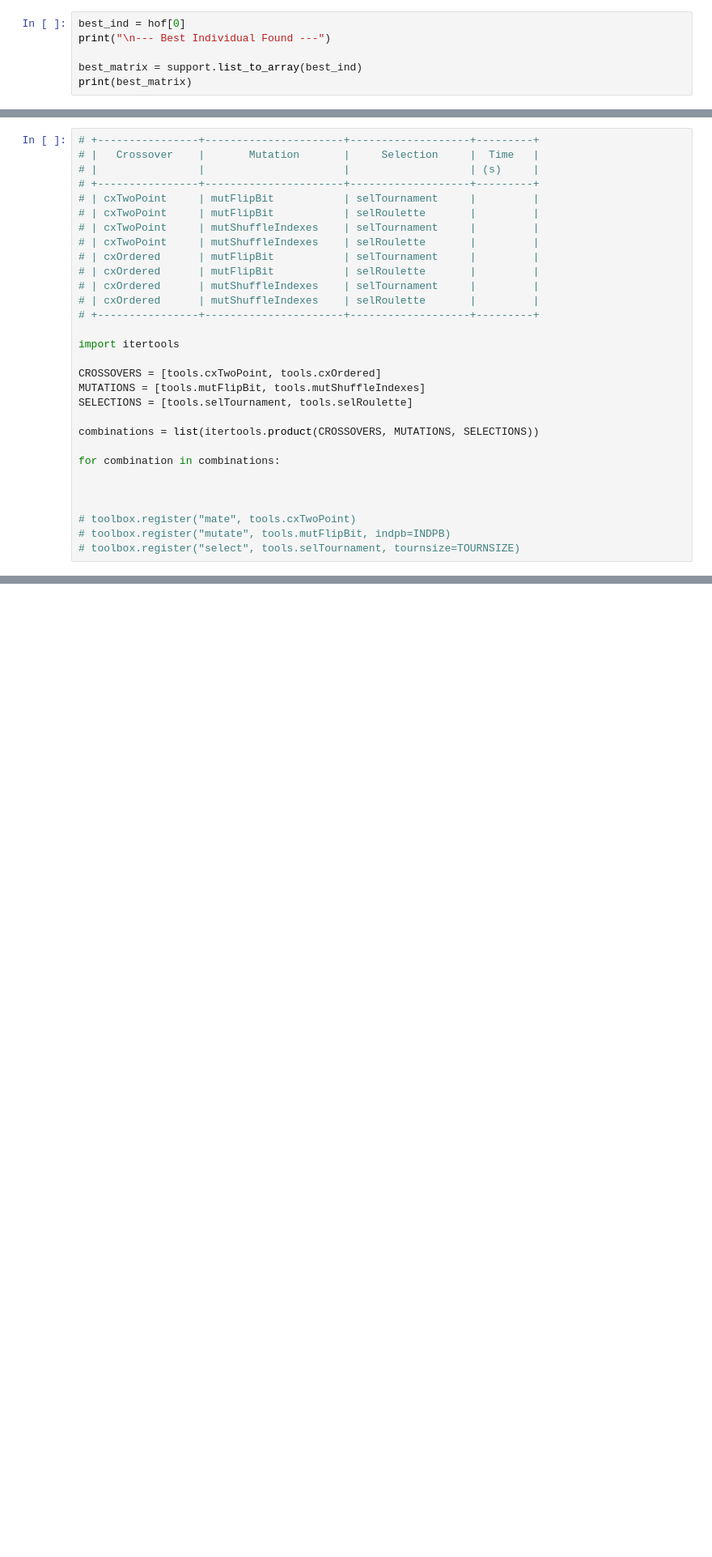
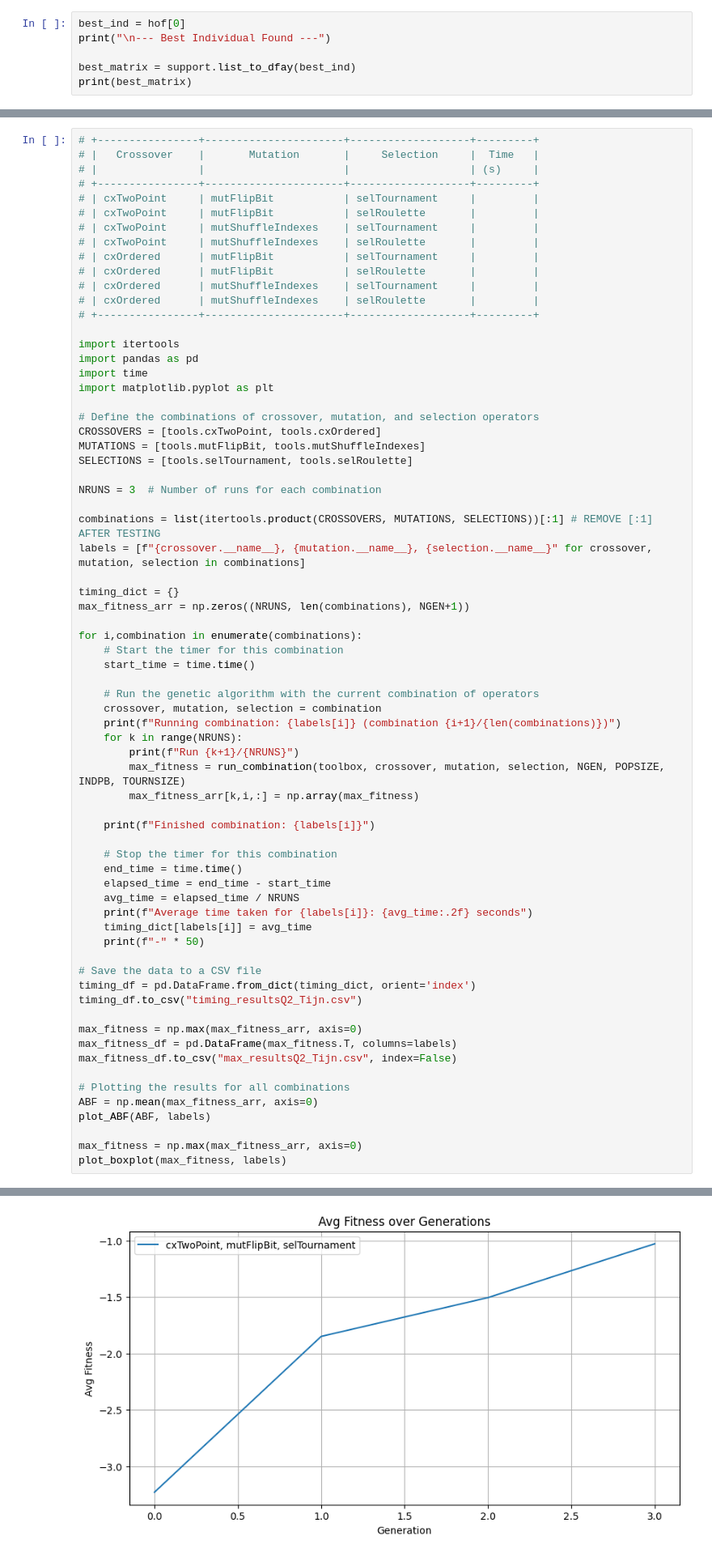
Before and after one commit to QuintenTijn/Decision_with_AI, a Jupyter notebook: Code_Tijn.ipynb, the cells around one changed output, grey strips where cells are left out. Shown: that part at 81% size. Saved outputs shown, nothing was run; the diff lists cells and outputs as text; blank space fills up the shorter version.

Commit message:
Add plotting

```diff
--- a/Code_Tijn.ipynb
+++ b/Code_Tijn.ipynb
@@ -61,7 +61,7 @@ gen     nevals  avg             min     max             std
 best_ind = hof[0]
 print("\n--- Best Individual Found ---")
 
-best_matrix = support.list_to_array(best_ind)
+best_matrix = support.list_to_dfay(best_ind)
 print(best_matrix)
 # %% [output]
 --- Best Individual Found ---
@@ -112,17 +193,57 @@ plt.show()
 # +----------------+----------------------+-------------------+---------+
 
 import itertools
+import pandas as pd
+import time
+import matplotlib.pyplot as plt
 
+# Define the combinations of crossover, mutation, and selection operators
 CROSSOVERS = [tools.cxTwoPoint, tools.cxOrdered]
 MUTATIONS = [tools.mutFlipBit, tools.mutShuffleIndexes]
 SELECTIONS = [tools.selTournament, tools.selRoulette]
 
-combinations = list(itertools.product(CROSSOVERS, MUTATIONS, SELECTIONS))
+NRUNS = 3  # Number of runs for each combination
 
-for combination in combinations:
+combinations = list(itertools.product(CROSSOVERS, MUTATIONS, SELECTIONS))[:1] # REMOVE [:1] AFTER TESTING
+labels = [f"{crossover.__name__}, {mutation.__name__}, {selection.__name__}" for crossover, mutation, selection in combinations]
 
+timing_dict = {}
+max_fitness_arr = np.zeros((NRUNS, len(combinations), NGEN+1))
 
+for i,combination in enumerate(combinations):
+    # Start the timer for this combination
+    start_time = time.time()
 
-# toolbox.register("mate", tools.cxTwoPoint)
-# toolbox.register("mutate", tools.mutFlipBit, indpb=INDPB)
-# toolbox.register("select", tools.selTournament, tournsize=TOURNSIZE)
+    # Run the genetic algorithm with the current combination of operators
+    crossover, mutation, selection = combination
+    print(f"Running combination: {labels[i]} (combination {i+1}/{len(combinations)})")
+    for k in range(NRUNS):
+        print(f"Run {k+1}/{NRUNS}")
+        max_fitness = run_combination(toolbox, crossover, mutation, selection, NGEN, POPSIZE, INDPB, TOURNSIZE)
+        max_fitness_arr[k,i,:] = np.array(max_fitness)
+
+    print(f"Finished combination: {labels[i]}")
+
+    # Stop the timer for this combination
+    end_time = time.time()
+    elapsed_time = end_time - start_time
+    avg_time = elapsed_time / NRUNS
+    print(f"Average time taken for {labels[i]}: {avg_time:.2f} seconds")
+    timing_dict[labels[i]] = avg_time
+    print(f"-" * 50)
+
+# Save the data to a CSV file
+timing_df = pd.DataFrame.from_dict(timing_dict, orient='index')
+timing_df.to_csv("timing_resultsQ2_Tijn.csv")
+
+max_fitness = np.max(max_fitness_arr, axis=0)
+max_fitness_df = pd.DataFrame(max_fitness.T, columns=labels)
+max_fitness_df.to_csv("max_resultsQ2_Tijn.csv", index=False)
+
+# Plotting the results for all combinations
+ABF = np.mean(max_fitness_arr, axis=0)
+plot_ABF(ABF, labels)
+
+max_fitness = np.max(max_fitness_arr, axis=0)
+plot_boxplot(max_fitness, labels)
+# %% [output]
@@ -128,0 +267 @@ for combination in combinations:
+[figure, added]
```
Also changed, not shown: parts of 8 cells of this notebook.
